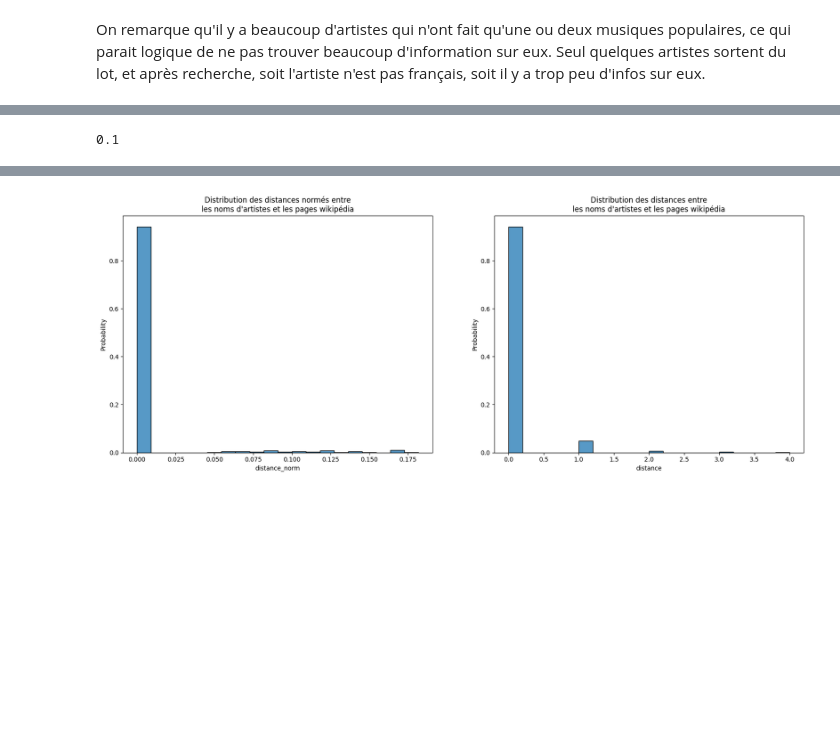
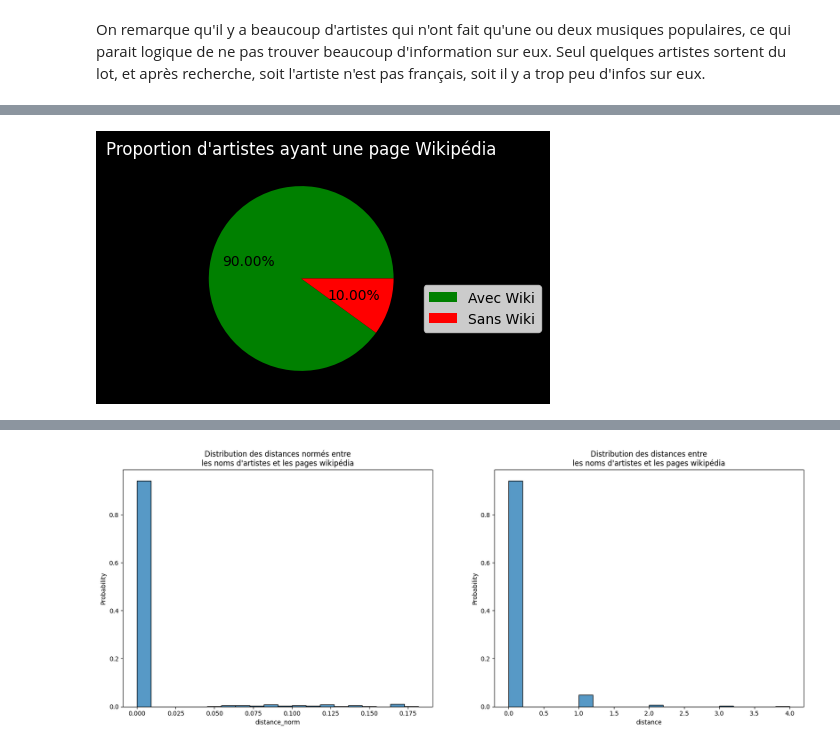
Before and after one commit to StundFR/PFE-Music-Analysis, a Jupyter notebook: stats.ipynb, the cells around one changed output, grey strips where cells are left out. Drawn from its saved outputs; the diff is of its cells as text; code cells hidden in the pictures; blank space fills up the shorter version.

```diff
--- a/stats.ipynb
+++ b/stats.ipynb
@@ -118,6 +342,10 @@ plt.legend(["Avec Wiki", "Sans WIki"], bbox_to_anchor=(1, 0.5))
 [figure]
-# %%
-np.round(charts_c[charts_c["Artist_wiki"].isna()].shape[0]/charts_c.shape[0], 2) # 10% des musiques n'ont pas d'info sur leur artistes
-# %% [output]
-0.1
+# %%
+charts_c["Artist_wiki"].isna().value_counts(normalize=True).round(2).plot.pie(autopct="%.2f%%", figsize=(3,3), colors=["green", "red"])
+plt.title("Proportion d'artistes ayant une page Wikipédia", color='white')
+plt.gcf().set_facecolor('black')
+plt.legend(["Avec Wiki", "Sans Wiki"], bbox_to_anchor=(1, 0.5))
+plt.show()
+# %% [output]
+[figure, added]
 # %%
```
Also changed, not shown: parts of 47 cells of this notebook, 1 other file.
